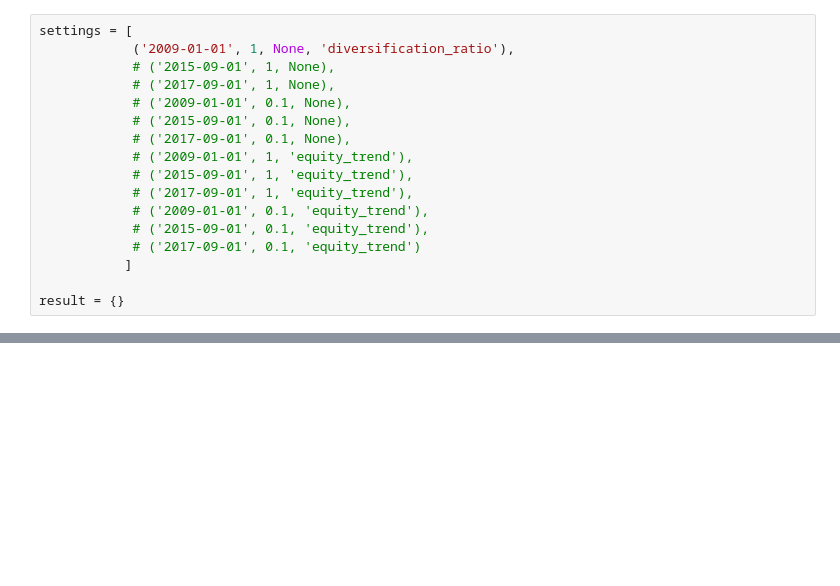
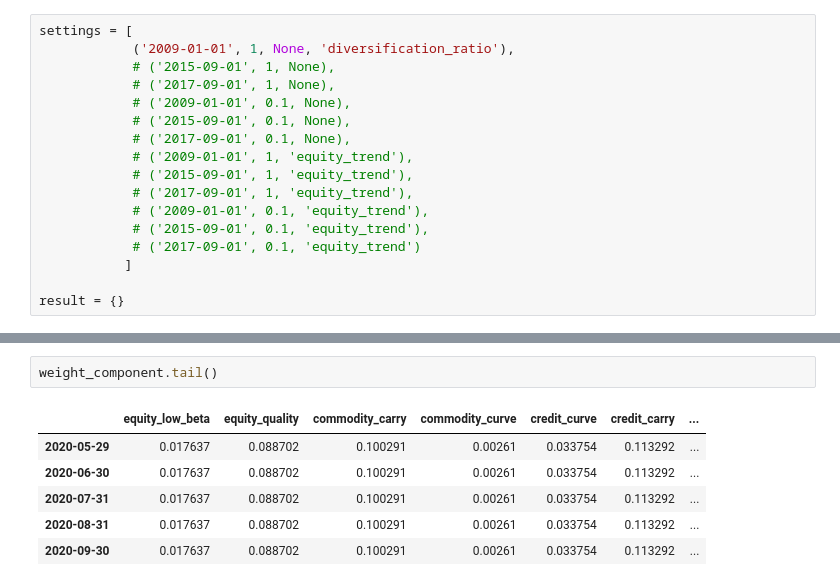
Before and after one commit to shenyifan17/combine_strategies, a Jupyter notebook: optimise.ipynb, the cells around one changed output, grey strips where cells are left out. Saved outputs shown, nothing was run; the diff lists cells and outputs as text; blank space fills up the shorter version.

```diff
--- a/optimise.ipynb
+++ b/optimise.ipynb
@@ -68,0 +100,9 @@ array([ 1.76104235,  8.86988439, 10.02841733,  0.26106946,  3.37448112,
+# %%
+weight_component.tail()
+# %% [output]
+|  | equity_low_beta | equity_quality | commodity_carry | commodity_curve | credit_curve | credit_carry | ... |
+| 2020-05-29 | 0.017637 | 0.088702 | 0.100291 | 0.00261 | 0.033754 | 0.113292 | ... |
+| 2020-06-30 | 0.017637 | 0.088702 | 0.100291 | 0.00261 | 0.033754 | 0.113292 | ... |
+| 2020-07-31 | 0.017637 | 0.088702 | 0.100291 | 0.00261 | 0.033754 | 0.113292 | ... |
+| 2020-08-31 | 0.017637 | 0.088702 | 0.100291 | 0.00261 | 0.033754 | 0.113292 | ... |
+| 2020-09-30 | 0.017637 | 0.088702 | 0.100291 | 0.00261 | 0.033754 | 0.113292 | ... |
```
Also changed, not shown: parts of 13 cells of this notebook, 1 other file.
